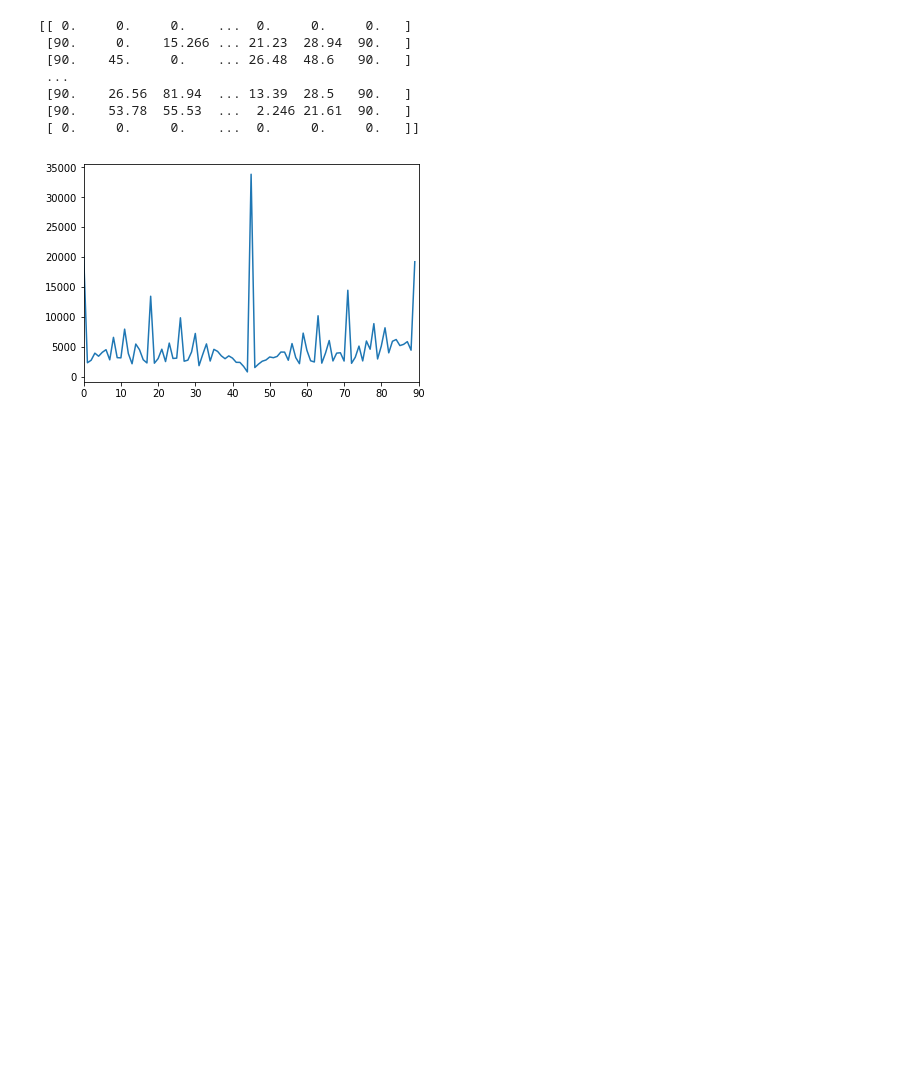
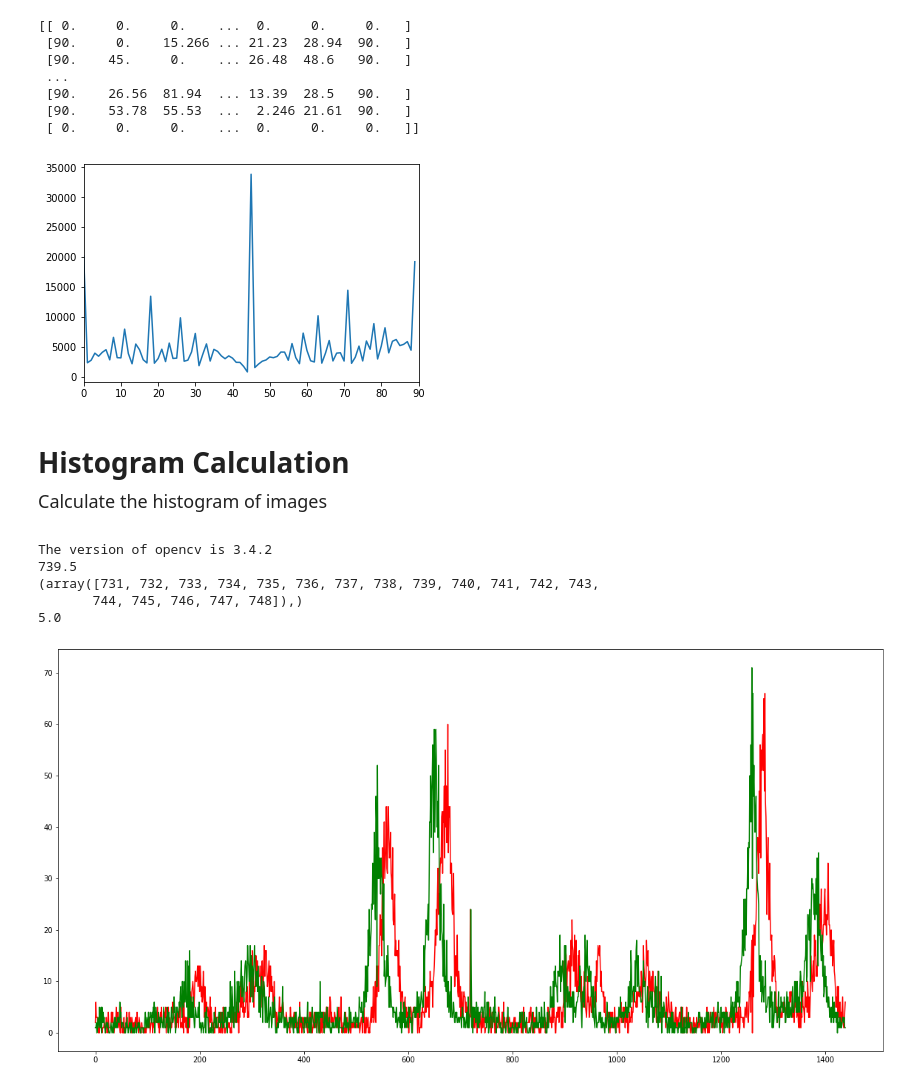
Before and after one commit to JohnpaulC/Image_Orientation, a Jupyter notebook: Histogram test.ipynb, the cells around one changed output. Drawn from its saved outputs; the diff is of its cells as text; code cells hidden in the pictures; blank space fills up the shorter version.

```diff
--- a/Histogram test.ipynb
+++ b/Histogram test.ipynb
@@ -218,3 +79,67 @@ plt.show()
  [90.    53.78  55.53  ...  2.246 21.61  90.   ]
  [ 0.     0.     0.    ...  0.     0.     0.   ]]
 [figure]
+# %% [markdown]
+<font face='Ubuntu' size = 4>
+
+## Histogram Calculation
+Calculate the histogram of images
+# %%
+import cv2
+import numpy as np
+import matplotlib.pyplot as plt
+from Utils_plot import plot_hist
+
+print("The version of opencv is", cv2.__version__)
+np.set_printoptions(suppress=True)
+
+def HoG_cal(img, mag_thres = 50, bin_num = 360):
+    '''
+    Calculation the histogram of gradients direction
+    '''
+    if len(img.shape) == 3:
+        img = cv2.cvtColor(img, cv2.COLOR_BGR2GRAY)
+
+    # Cal the magnitude and angle of Gradients
+    sobelx=cv2.Sobel(img, cv2.CV_64F, dx=1, dy=0)
+    sobely=cv2.Sobel(img, cv2.CV_64F, dx=0, dy=1)
+    gradient = np.arctan2(sobely, sobelx) * 180 / np.pi
+    magnitude = np.sqrt(sobelx ** 2 + sobely ** 2)
+
+    # Set one Threshold which discard the low identity gradient
+    mag_thres = magnitude.max() / 5
+    gradient = (magnitude > mag_thres) * gradient
+    gradient = (gradient < 0) * 360 + gradient
+    hist, bins = np.histogram(gradient, bin_num)
+    hist = hist[1:]
+
+    return hist
+
+img = cv2.imread('figures/img_clip.jpg')
+img_rotate = cv2.imread('figures/img_clip_5.jpg')
+
+img = cv2.cvtColor(img, cv2.COLOR_BGR2GRAY)
+img_rotate = cv2.cvtColor(img_rotate, cv2.COLOR_BGR2GRAY)
+
+bin_num = 1440
+
+hist = HoG_cal(img, bin_num= bin_num)
+hist_r = HoG_cal(img_rotate, bin_num= bin_num)
+correlation = np.correlate(hist, hist_r, mode= 'same')
+angle = (np.argmax(correlation) + 1) * 360 / bin_num - 180
+angle_thres = np.max(correlation) * 0.9
+results = np.nonzero(correlation > angle_thres)
+
+print(np.nonzero(correlation > angle_thres))
+print(angle)
+plt.figure(figsize=(20, 10))
+plt.plot(hist, 'r')
+plt.plot(hist_r, 'g')
+plt.show()
+# %% [output]
+The version of opencv is 3.4.2
+739.5
+(array([731, 732, 733, 734, 735, 736, 737, 738, 739, 740, 741, 742, 743,
+       744, 745, 746, 747, 748]),)
+5.0
+[figure, added]
```
Also changed, not shown: parts of 13 cells of this notebook, 24 other files.
